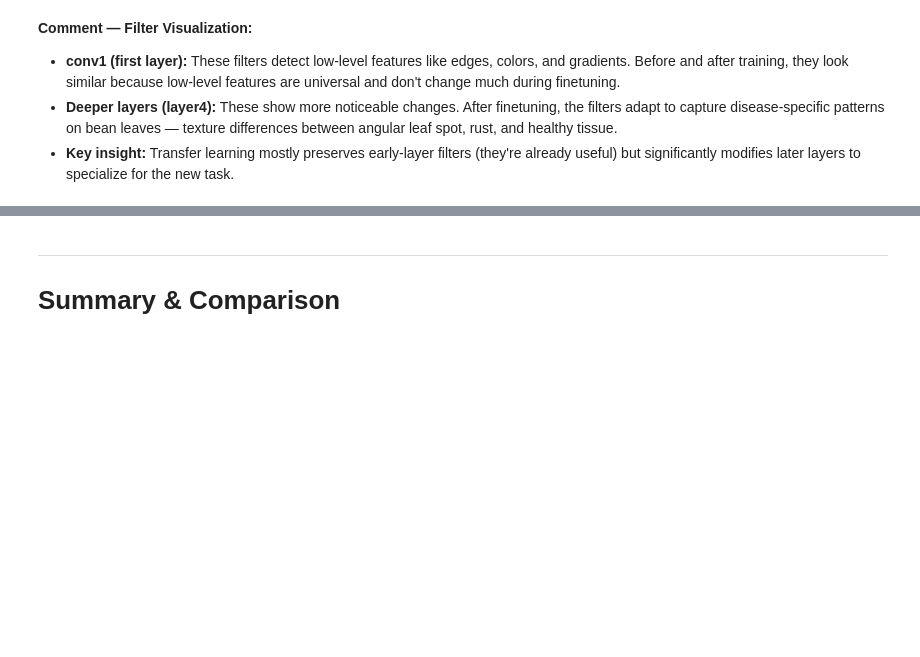
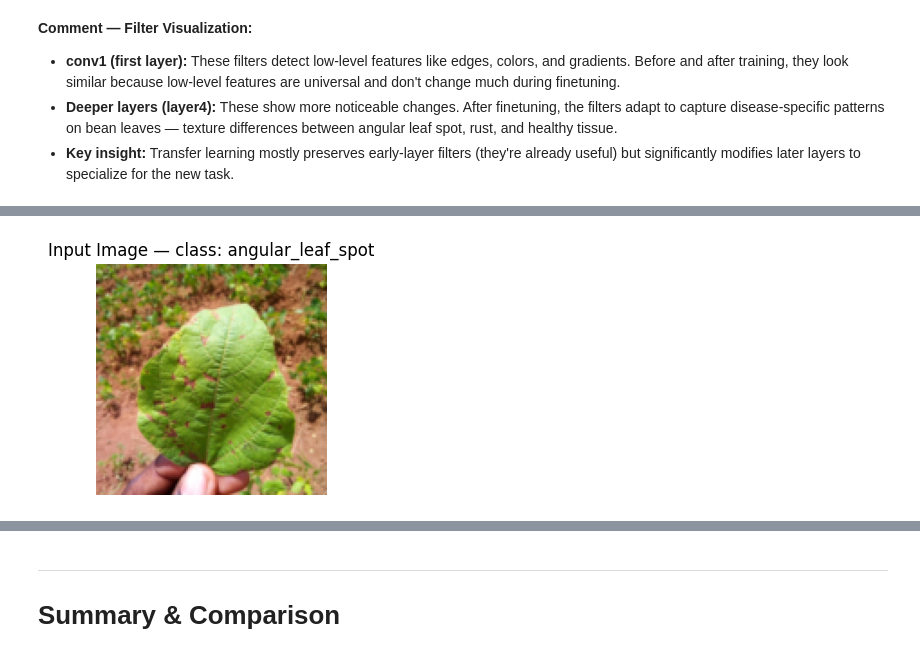
Before and after one commit to sabry558/DL-AI46-SV, a Jupyter notebook: task 3/task.ipynb, the cells around one changed output, grey strips where cells are left out. Saved outputs shown, nothing was run; the diff lists cells and outputs as text; code cells hidden in the pictures; blank space fills up the shorter version.

Commit message:
visualized feature map

```diff
--- a/task 3/task.ipynb
+++ b/task 3/task.ipynb
@@ -700,0 +918,88 @@ visualize_deeper_filters(model_c, 'layer4.1.conv2', num_filters=16,
+# %%
+def get_feature_maps(model, image_tensor, target_layers):
+    """Extract feature maps from specified layers using forward hooks."""
+    feature_maps = {}
+    hooks = []
+
+    def make_hook(name):
+        def hook_fn(module, input, output):
+            feature_maps[name] = output.detach().cpu()
+        return hook_fn
+
+    # Register hooks on target layers
+    for name, module in model.named_modules():
+        if name in target_layers:
+            hooks.append(module.register_forward_hook(make_hook(name)))
+
+    # Forward pass
+    model.eval()
+    with torch.no_grad():
+        model(image_tensor.to(device))
+
+    # Remove hooks
+    for h in hooks:
+        h.remove()
+
+    return feature_maps
+
+
+def plot_feature_maps(feature_maps, num_maps=8, title_prefix=''):
+    """Plot feature maps for each captured layer."""
+    for layer_name, fmap in feature_maps.items():
+        fmap = fmap.squeeze(0)  # Remove batch dim -> [C, H, W]
+        n = min(num_maps, fmap.shape[0])
+        fig, axes = plt.subplots(2, n // 2, figsize=(n * 1.5, 4))
+        axes = axes.flatten()
+        for i in range(n):
+            ax = axes[i]
+            ax.imshow(fmap[i].numpy(), cmap='viridis')
+            ax.set_title(f'Ch {i}', fontsize=8)
+            ax.axis('off')
+        plt.suptitle(f'{title_prefix} \u2014 {layer_name}  (shape: {list(fmap.shape)})', fontsize=12)
+        plt.tight_layout()
+        plt.show()
+
+
+# --- Prepare a sample image ---
+sample_img, sample_label = val_dataset[0]
+sample_input = sample_img.unsqueeze(0)  # Add batch dim
+
+# Show the original image (un-normalized for display)
+inv_normalize = transforms.Normalize(
+    mean=[-0.485/0.229, -0.456/0.224, -0.406/0.225],
+    std=[1/0.229, 1/0.224, 1/0.225]
+)
+display_img = inv_normalize(sample_img).clamp(0, 1).permute(1, 2, 0).numpy()
+plt.figure(figsize=(3, 3))
+plt.imshow(display_img)
+plt.title(f'Input Image \u2014 class: {CLASS_NAMES[sample_label]}')
+plt.axis('off')
+plt.show()
+
+
+# --- Feature maps from SimpleCNN ---
+print('\n' + '='*60)
+print('  Feature Maps: Simple CNN')
+print('='*60)
+cnn_layers = ['features.0', 'features.3']  # Conv layers in SimpleCNN
+cnn_fmaps = get_feature_maps(simple_cnn, sample_input, cnn_layers)
+plot_feature_maps(cnn_fmaps, num_maps=8, title_prefix='Simple CNN')
+
+
+# --- Feature maps from Finetuned ResNet18 (model_c) ---
+print('\n' + '='*60)
+print('  Feature Maps: Finetuned ResNet18 (3-C)')
+print('='*60)
+resnet_layers = ['conv1', 'layer1', 'layer2', 'layer3', 'layer4']
+resnet_fmaps = get_feature_maps(model_c, sample_input, resnet_layers)
+plot_feature_maps(resnet_fmaps, num_maps=8, title_prefix='ResNet18 (3-C)')
+
+
+print('\n\U0001f4cb Feature Map Observations:')
+print('  \u2022 Early layers (conv1, features.0): Respond to edges, color gradients, simple textures.')
+print('  \u2022 Middle layers (layer1-2, features.3): Combine edges into shapes and local patterns.')
+print('  \u2022 Deep layers (layer3-4): Capture high-level, class-specific patterns \u2014 disease spots, rust patches.')
+print('  \u2022 Spatial resolution shrinks deeper in the network while channel count grows.')
+print('  \u2022 Many channels become sparse/inactive deeper in the network \u2014 the model focuses on relevant features.')
+# %% [output]
+[figure, added]
```
Also changed, not shown: parts of 19 cells of this notebook.
